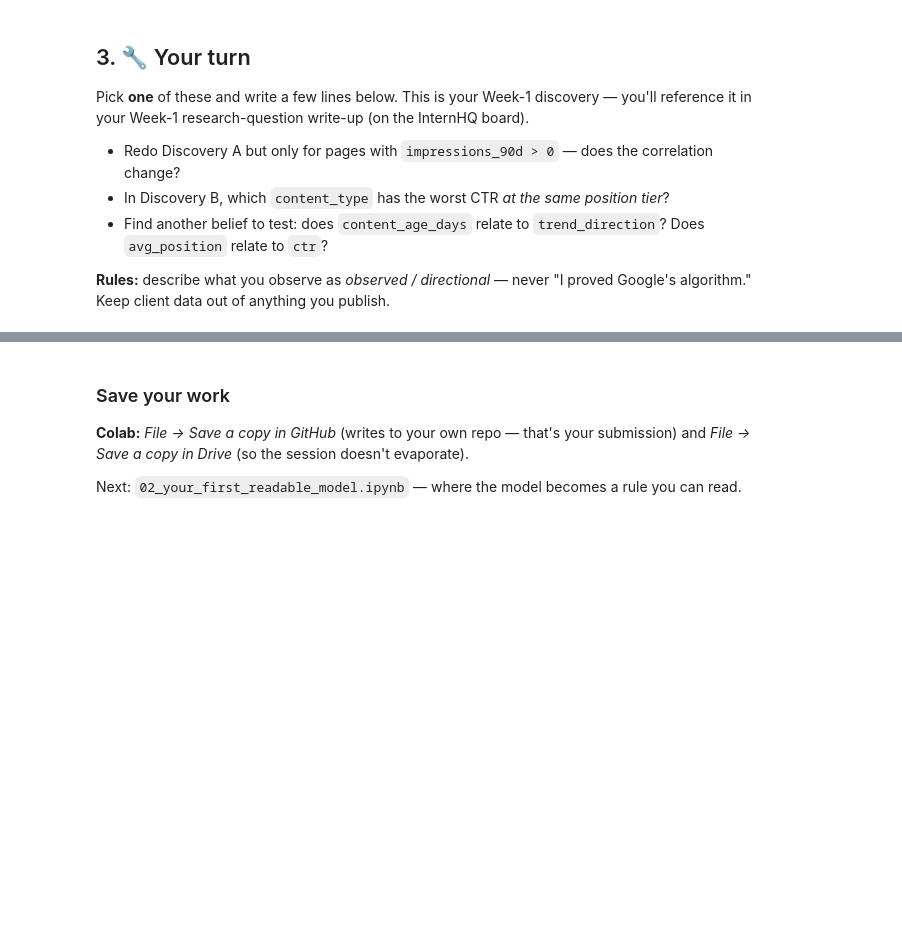
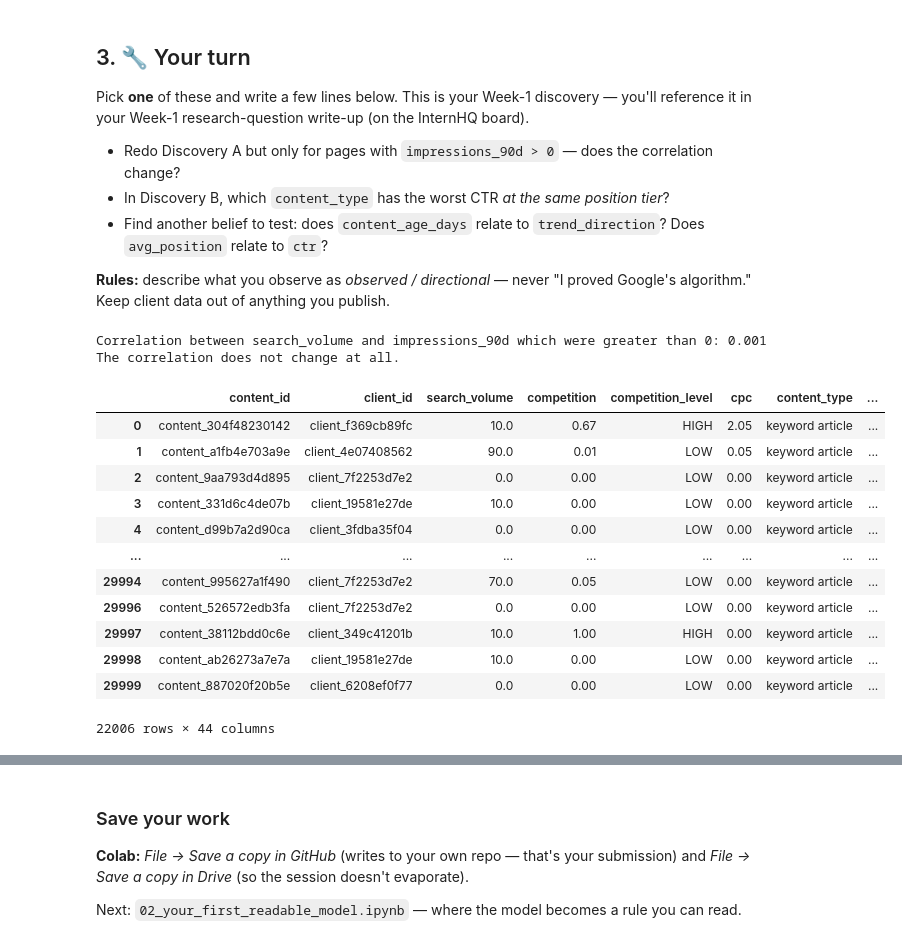
Before and after one commit to Saad-0013/FlyRank-Internship, a Jupyter notebook: notebooks/01_first_look_and_discovery.ipynb, the cells around one changed output, grey strips where cells are left out. Cells and saved outputs as stored; diff of their text form; code cells hidden in the pictures; blank space fills up the shorter version.

```diff
--- a/notebooks/01_first_look_and_discovery.ipynb
+++ b/notebooks/01_first_look_and_discovery.ipynb
@@ -98,4 +152,29 @@ Pick **one** of these and write a few lines below. This is your Week-1 discovery
 
 **Rules:** describe what you observe as *observed / directional* — never "I proved Google's algorithm." Keep client data out of anything you publish.
 # %%
-# Your discovery here
+data = df[df["impressions_90d"]>0]
+correlation = data["search_volume"].corr(data["impressions_90d"])
+correlation
+print(f"Correlation between search_volume and impressions_90d which were greater than 0: {correlation:.3f}")
+print("The correlation does not change at all.")
+# %% [output]
+Correlation between search_volume and impressions_90d which were greater than 0: 0.001
+The correlation does not change at all.
+# %%
+visible = df[df["impressions_90d"] >= 100]
+# %%
+visible
+# %% [output]
+|  | content_id | client_id | search_volume | competition | competition_level | cpc | content_type | ... |
+| 0 | content_304f48230142 | client_f369cb89fc | 10.0 | 0.67 | HIGH | 2.05 | keyword article | ... |
+| 1 | content_a1fb4e703a9e | client_4e07408562 | 90.0 | 0.01 | LOW | 0.05 | keyword article | ... |
+| 2 | content_9aa793d4d895 | client_7f2253d7e2 | 0.0 | 0.00 | LOW | 0.00 | keyword article | ... |
+| 3 | content_331d6c4de07b | client_19581e27de | 10.0 | 0.00 | LOW | 0.00 | keyword article | ... |
+| 4 | content_d99b7a2d90ca | client_3fdba35f04 | 0.0 | 0.00 | LOW | 0.00 | keyword article | ... |
+| ... | ... | ... | ... | ... | ... | ... | ... | ... |
+| 29994 | content_995627a1f490 | client_7f2253d7e2 | 70.0 | 0.05 | LOW | 0.00 | keyword article | ... |
+| 29996 | content_526572edb3fa | client_7f2253d7e2 | 0.0 | 0.00 | LOW | 0.00 | keyword article | ... |
+| 29997 | content_38112bdd0c6e | client_349c41201b | 10.0 | 1.00 | HIGH | 0.00 | keyword article | ... |
+| 29998 | content_ab26273a7e7a | client_19581e27de | 10.0 | 0.00 | LOW | 0.00 | keyword article | ... |
+| 29999 | content_887020f20b5e | client_6208ef0f77 | 0.0 | 0.00 | LOW | 0.00 | keyword article | ... |
+22006 rows × 44 columns
```
Also changed, not shown: parts of 20 cells of this notebook.
